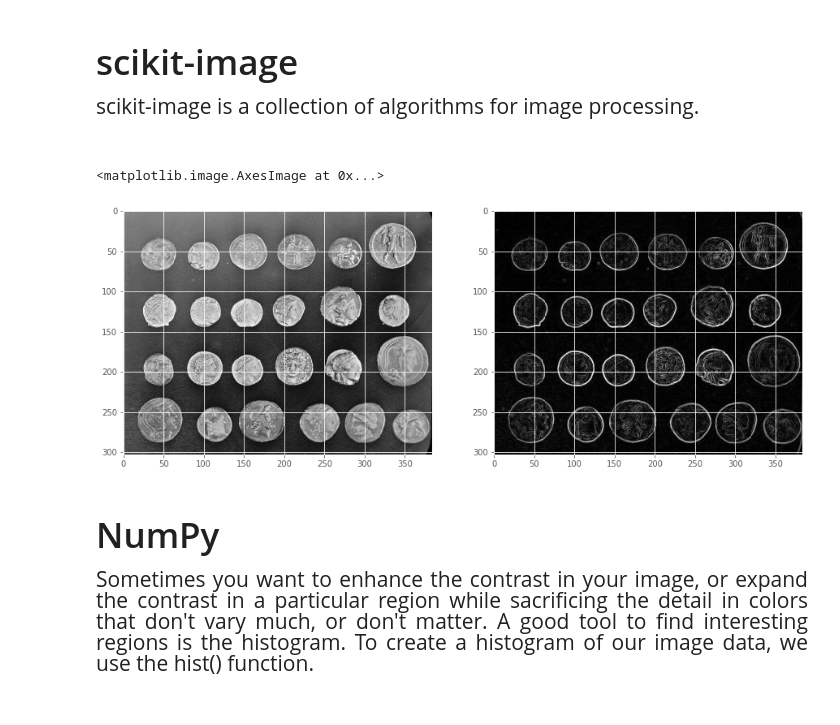
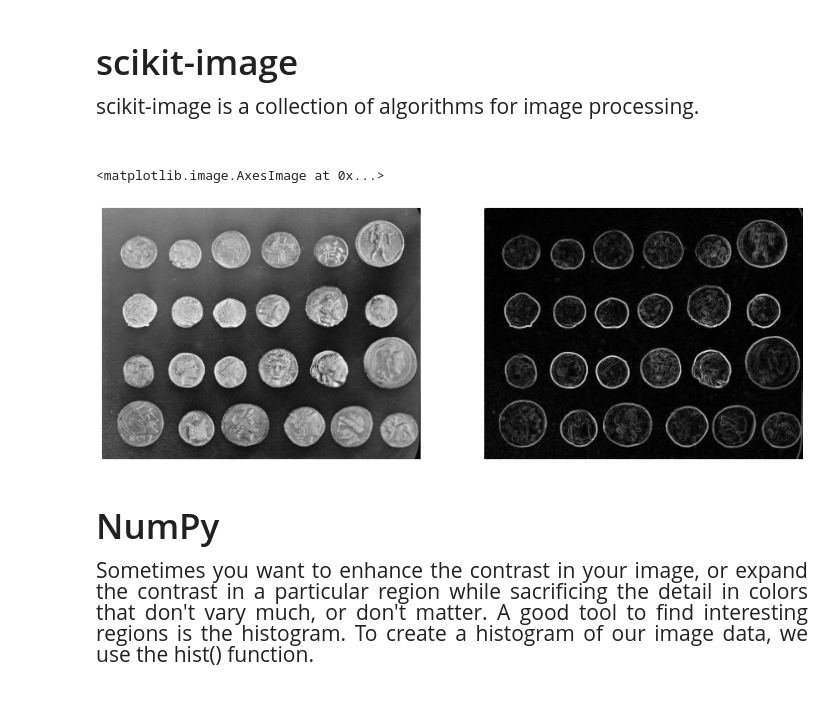
Before and after one commit to semnan-university-ai/Computer-vision, a Jupyter notebook: matplot-pressentation/matplotlib.ipynb, the cells around one changed output. Cells and saved outputs as stored; diff of their text form; code cells hidden in the pictures.

```diff
--- a/matplot-pressentation/matplotlib.ipynb
+++ b/matplot-pressentation/matplotlib.ipynb
@@ -731,17 +774,19 @@ scikit-image is a collection of algorithms for image processing.
 # %%
 from skimage import data,filters
 
 figure(num=None, figsize=(15, 10))
 
 img_coin = data.coins()
 edges_coin = filters.sobel(img_coin)
 plt.subplot(1, 2, 1)
+plt.axis('off')
 plt.imshow(img_coin, cmap='gray')
 plt.subplot(1, 2, 2)
+plt.axis('off')
 plt.imshow(edges_coin, cmap='gray')
 # %% [output]
 <matplotlib.image.AxesImage at 0x...>
-[figure, old version]
+[figure, new version]
 # %% [markdown]
 <h1 style="font-size: 250%;text-align: justify;line-height: 140%;">
 NumPy
```
Also changed, not shown: parts of 39 cells of this notebook, 7 other files.
